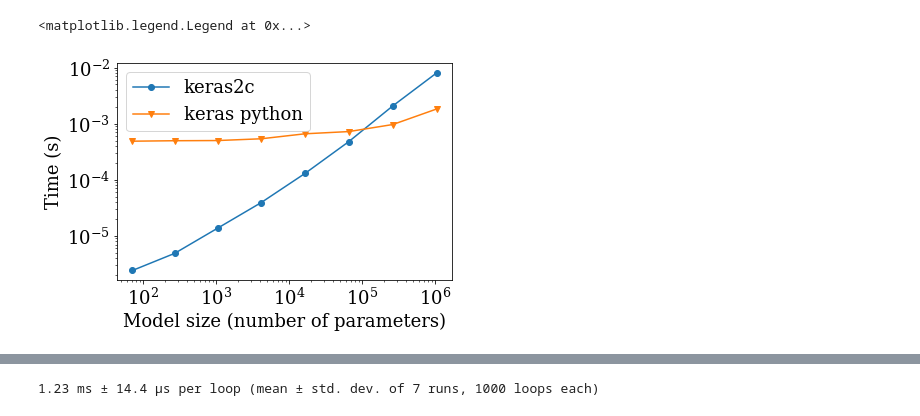
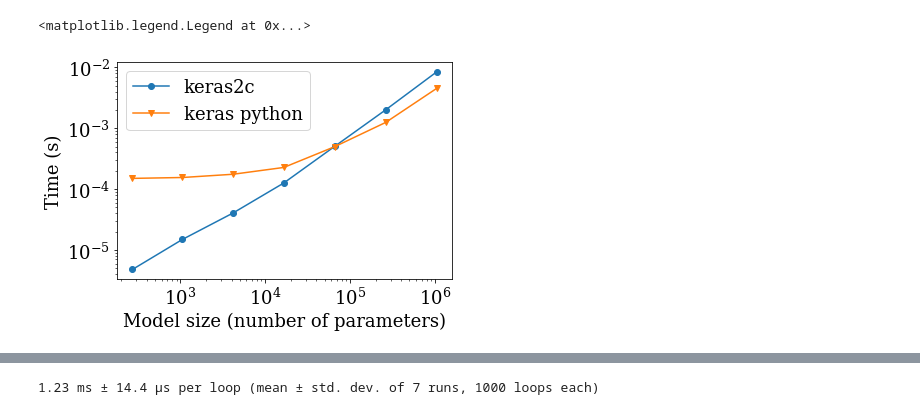
Before and after one commit to PlasmaControl/keras2c, a Jupyter notebook: benchmarks/benchmarking.ipynb, the cells around one changed output, grey strips where cells are left out. Saved outputs shown, nothing was run; the diff lists cells and outputs as text; code cells hidden in the pictures.

```diff
--- a/benchmarks/benchmarking.ipynb
+++ b/benchmarks/benchmarking.ipynb
@@ -62,0 +121,4 @@ matplotlib.rcParams['figure.facecolor'] = (1,1,1,1)
+# %%
+fig = plt.figure(figsize=(4,3))
+for i in range(10):
+    plt.plot(i+np.random.random(10))
@@ -68,8 +132,10 @@ def time_model(model,num_tests):
     inp = np.random.random((num_tests,*model.input_shape[1:]))
     nparams = model.count_params()
     t0 = time.time_ns()
-    for i in range(50):
+    for i in range(num_tests):
         foo = model.predict(inp[i,np.newaxis,:])
     t1 = time.time_ns()
     pytime = (t1-t0)/10**9/num_tests
     return nparams, ctime, pytime
+# %%
+time_data = {}
@@ -79,10 +151,10 @@ size = []
 ctimes = []
 pytimes = []
 num_tests = 50
-dims = [4,8,16,32,64,128,256,512,1024]
+dims = [8,16,32,64,128,256,512,1024]
 indims = dims[:-1]
 outdims = dims[1:]
-for indim,dim in zip(indims,outdims):
+for indim,dim in tqdm(zip(indims,outdims)):
     inshp=(50,indim)
     model = keras.models.Sequential()
     model.add(keras.layers.Dense(dim,input_shape=inshp))
@@ -92,6 +164,9 @@ for indim,dim in zip(indims,outdims):
     ctimes.append(ctime)
     pytimes.append(pytime)
 
+time_data['Dense'] = {'size': size,
+                     'ctimes':ctimes,
+                     'pytimes':pytimes}
 plt.loglog(size,ctimes,'-o',size,pytimes,'-v')
 plt.ylabel('Time (s)')
 plt.xlabel('Model size (number of parameters)')
@@ -102,29 +176,32 @@ plt.legend(['keras2c','keras python'])
 # %%
 """Conv1D Model"""
 size = []
 ctimes = []
 pytimes = []
 num_tests = 50
-dims = [4,8,16,32,64,128,256,512,1024]
+dims = [8,16,32,64,128,256,512,1024]
 indims = dims[:-1]
 outdims = dims[1:]
-for indim,dim in zip(indims,outdims):
+for indim,dim in tqdm(zip(indims,outdims)):
     inshp=(50,indim)
     model = keras.models.Sequential()
     model.add(keras.layers.Conv1D(dim,kernel_size=2,input_shape=inshp))
     model.build()
     nparams, ctime, pytime = time_model(model,num_tests)
     size.append(nparams)
     ctimes.append(ctime)
     pytimes.append(pytime)
 
+time_data['Conv1D'] = {'size': size,
+                     'ctimes':ctimes,
+                     'pytimes':pytimes}
 plt.loglog(size,ctimes,'-o',size,pytimes,'-v')
 plt.ylabel('Time (s)')
 plt.xlabel('Model size (number of parameters)')
 plt.legend(['keras2c','keras python'])
 # %% [output]
 <matplotlib.legend.Legend at 0x...>
-[figure, old version]
+[figure, new version]
 # %%
 """Conv2D Model"""
 size = []
```
Also changed, not shown: parts of 12 cells of this notebook, 16 other files.
